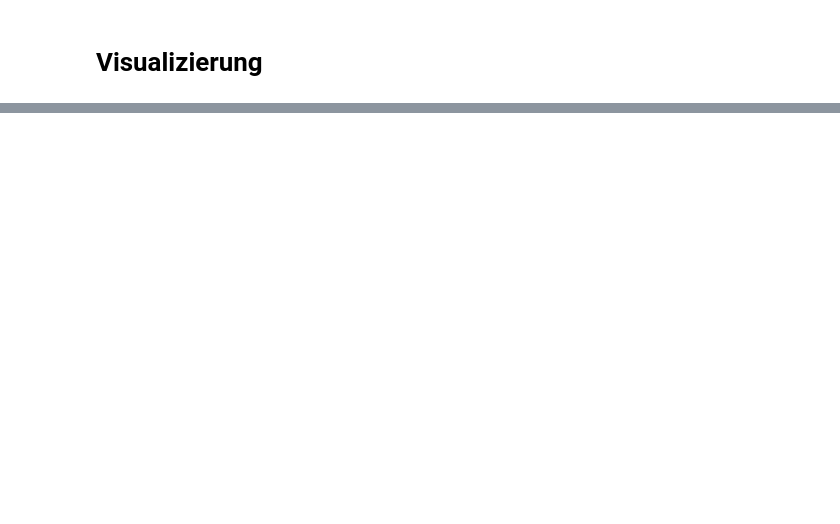
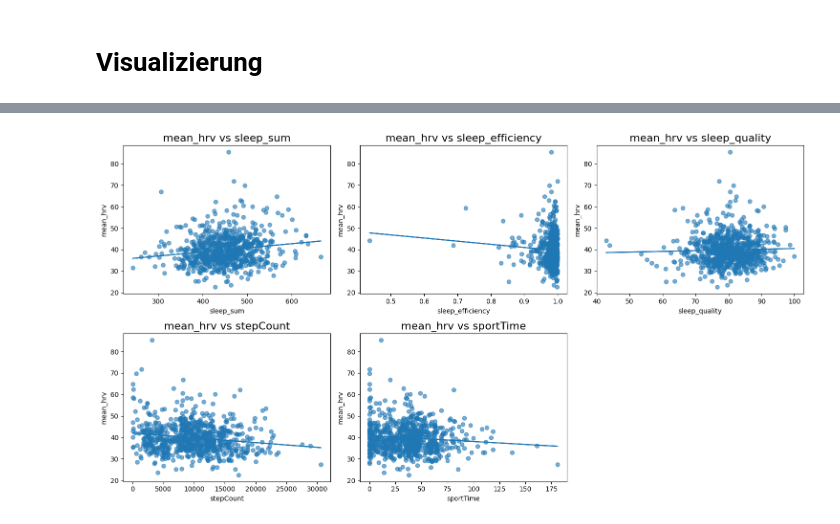
Before and after one commit to yichenpsy/sleep_stress, a Jupyter notebook: notebooks/data_visualisierung.ipynb, the cells around one changed output, grey strips where cells are left out. Saved outputs shown, nothing was run; the diff lists cells and outputs as text; code cells hidden in the pictures; blank space fills up the shorter version.

```diff
--- a/notebooks/data_visualisierung.ipynb
+++ b/notebooks/data_visualisierung.ipynb
@@ -18,0 +59,37 @@ df.head()
+# %%
+target = "mean_hrv"
+features = [
+    "sleep_sum",
+    "sleep_efficiency",
+    "sleep_quality",
+    "stepCount",
+    "sportTime"
+]
+
+fig, axes = plt.subplots(2, 3, figsize=(15, 8))
+plt.subplots_adjust(hspace=0.4)
+
+axes = axes.flatten()
+
+for ax, feature in zip(axes, features):
+    x = df[feature]
+    y = df[target]
+
+    # scatter points
+    ax.scatter(x, y, alpha=0.6)
+
+    ax.set_xlabel(feature)
+    ax.set_ylabel(target)
+    ax.set_title(f"{target} vs {feature}", fontsize=16)
+
+    # regression line (least squares)
+    m, b = np.polyfit(x, y, 1)
+    ax.plot(x, m * x + b)
+
+# remove empty subplot
+fig.delaxes(axes[-1])
+
+plt.tight_layout()
+plt.show()
+# %% [output]
+[figure, added]
```
Also changed, not shown: parts of 17 cells of this notebook, 5 other files.
